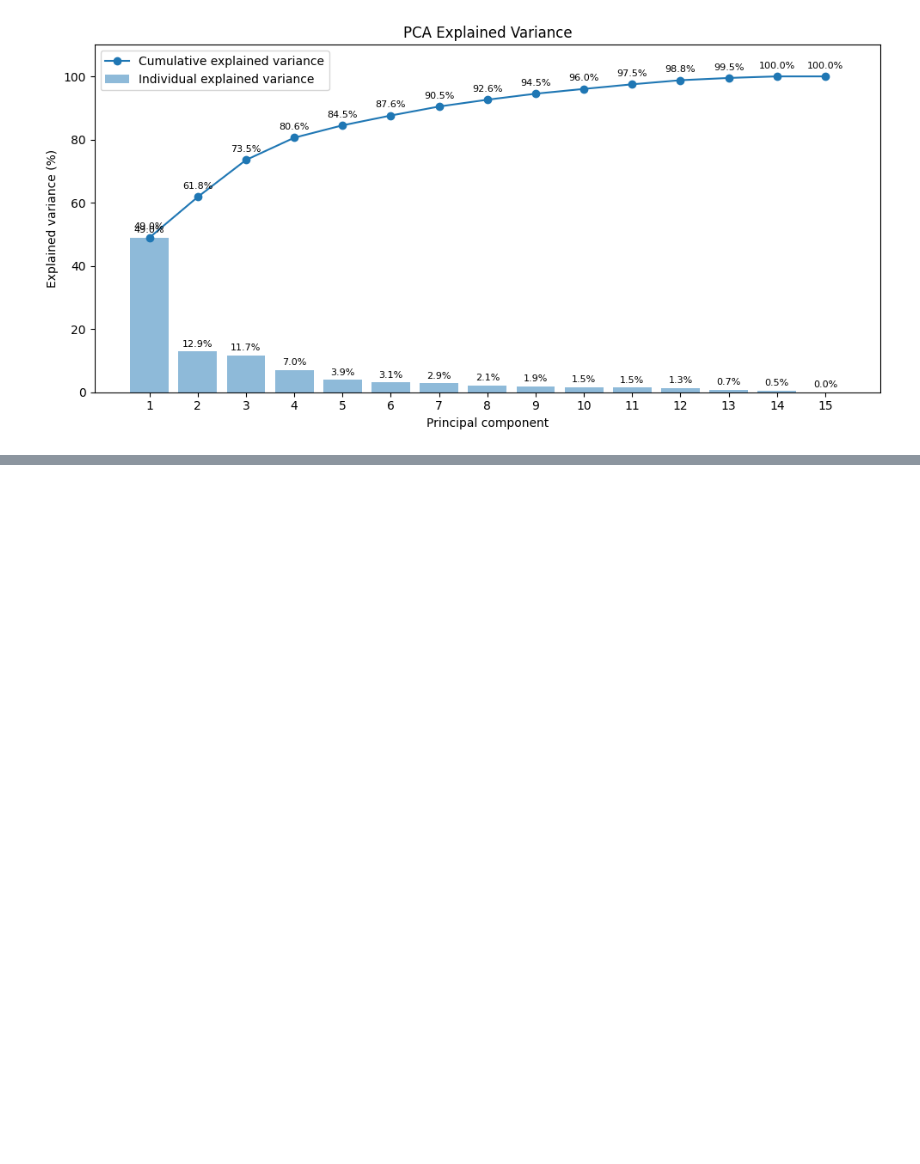
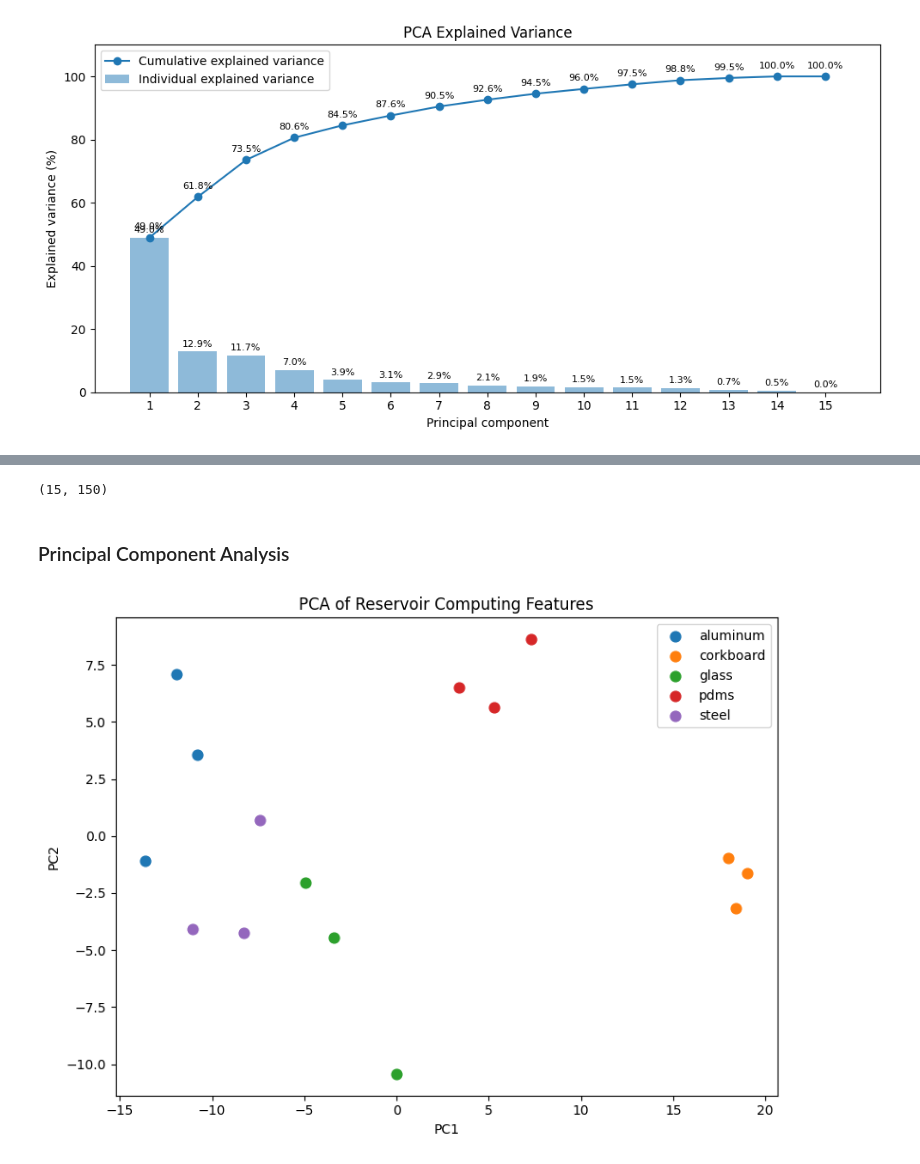
Before and after one commit to cojulieanne/Warmth-Sensor-Object-Detection, a Jupyter notebook: notebooks/01_exploration.ipynb, the cells around one changed output, grey strips where cells are left out. Saved outputs shown, nothing was run; the diff lists cells and outputs as text; code cells hidden in the pictures; blank space fills up the shorter version.

```diff
--- a/notebooks/01_exploration.ipynb
+++ b/notebooks/01_exploration.ipynb
@@ -1358,0 +1407,59 @@ plt.show()
+# %%
+X_rc = []
+
+for sequence in X:
+
+    reservoir = Reservoir(
+        units=50,
+        sr=0.9,
+        lr=0.3,
+        input_scaling=0.5,
+        seed=42
+    )
+
+    states = reservoir.run(sequence)
+
+    features = np.concatenate([
+        states.mean(axis=0),
+        states.std(axis=0),
+        states[-1, :]
+    ])
+
+    X_rc.append(features)
+
+X_rc = np.array(X_rc)
+
+print(X_rc.shape)
+# %% [output]
+(15, 150)
+# %% [markdown]
+### Principal Component Analysis
+# %%
+scaler = StandardScaler()
+X_scaled = scaler.fit_transform(X_rc)
+
+pca = PCA()
+X_pca = pca.fit_transform(X_scaled)
+
+materials = np.unique(y)
+
+plt.figure(figsize=(8, 6))
+
+for m in materials:
+    mask = y == m
+
+    plt.scatter(
+        X_pca[mask, 0],
+        X_pca[mask, 1],
+        label=m,
+        s=60
+    )
+
+plt.xlabel("PC1")
+plt.ylabel("PC2")
+plt.title("PCA of Reservoir Computing Features")
+plt.legend()
+plt.tight_layout()
+plt.show()
+# %% [output]
+[figure, added]
```
Also changed, not shown: parts of 11 cells of this notebook.
